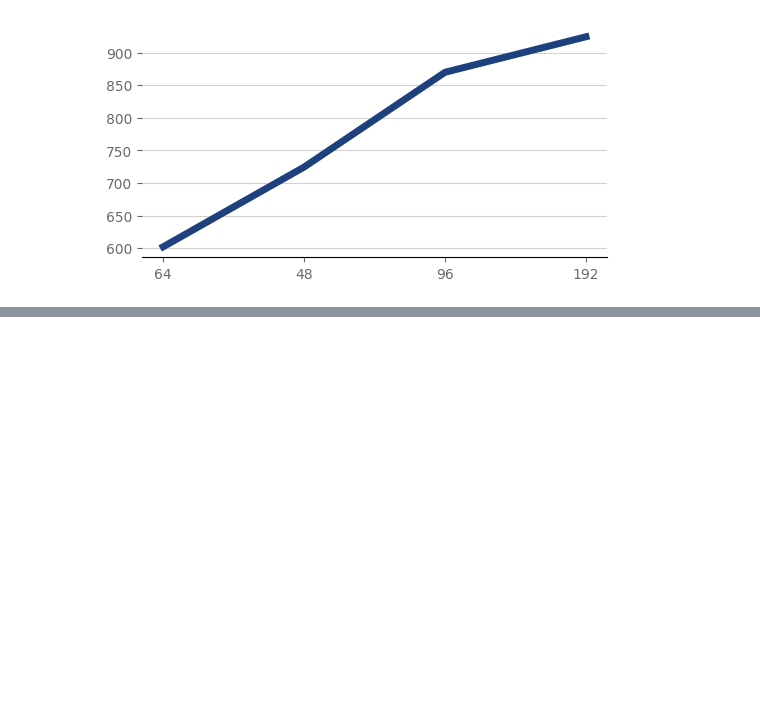
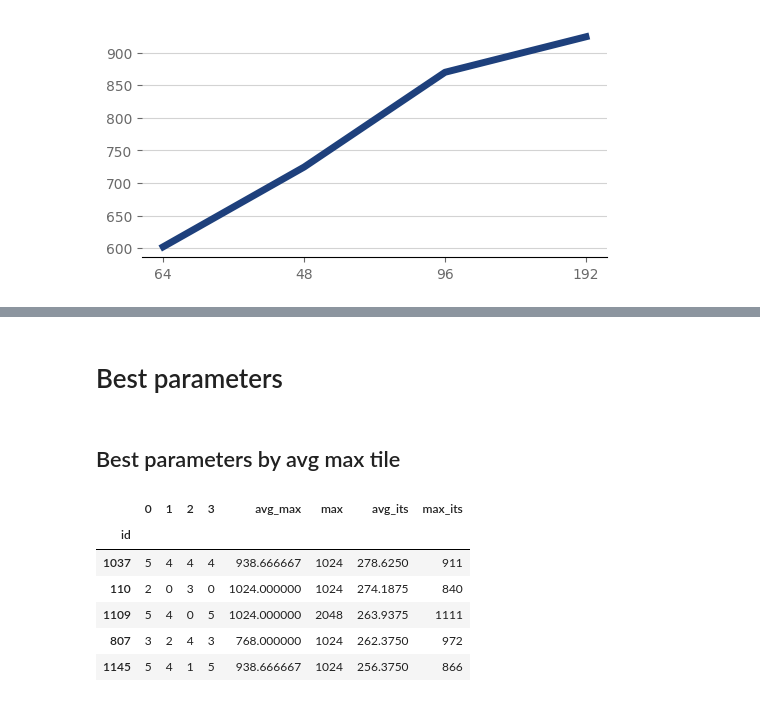
Before and after one commit to PSU-AI801-Group1-Fall-2024/2048-experiments, a Jupyter notebook: data-synthensis.ipynb, the cells around one changed output, grey strips where cells are left out. Cells and saved outputs as stored; diff of their text form; code cells hidden in the pictures; blank space fills up the shorter version.

```diff
--- a/data-synthensis.ipynb
+++ b/data-synthensis.ipynb
@@ -481,0 +516,14 @@ line_plot(x, y)
+# %% [markdown]
+# Best parameters
+# %% [markdown]
+## Best parameters by avg max tile
+# %%
+df_expectimax_eval.sort_values(['avg_its'], ascending=False).head(5)
+# %% [output]
+|  | 0 | 1 | 2 | 3 | avg_max | max | avg_its | max_its |
+| id |  |  |  |  |  |  |  |  |
+| 1037 | 5 | 4 | 4 | 4 | 938.666667 | 1024 | 278.6250 | 911 |
+| 110 | 2 | 0 | 3 | 0 | 1024.000000 | 1024 | 274.1875 | 840 |
+| 1109 | 5 | 4 | 0 | 5 | 1024.000000 | 2048 | 263.9375 | 1111 |
+| 807 | 3 | 2 | 4 | 3 | 768.000000 | 1024 | 262.3750 | 972 |
+| 1145 | 5 | 4 | 1 | 5 | 938.666667 | 1024 | 256.3750 | 866 |
```
Also changed, not shown: parts of 5 cells of this notebook.
